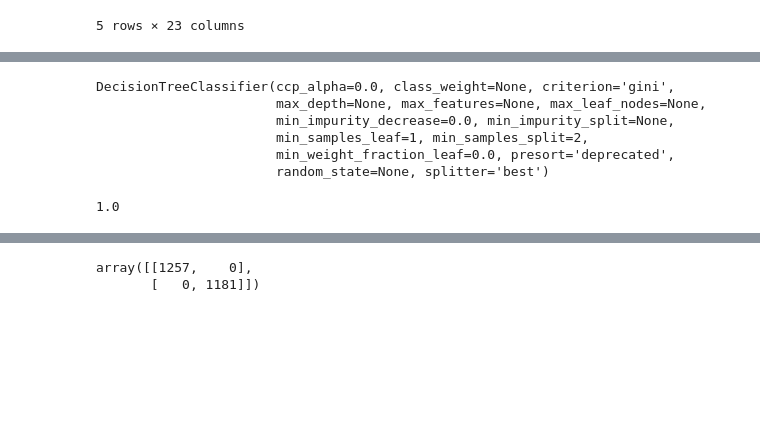
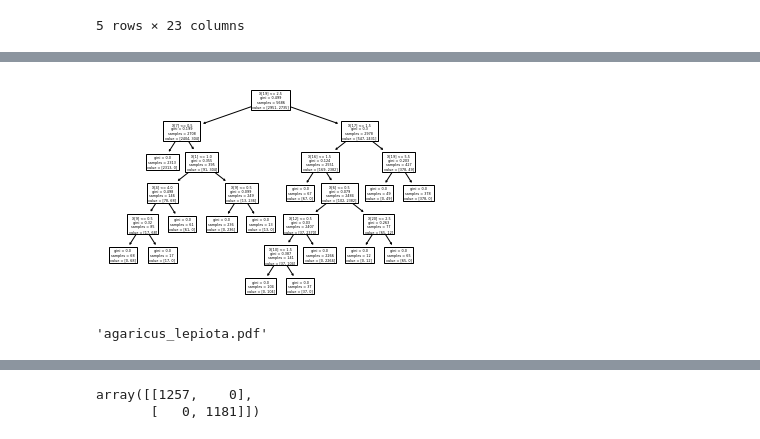
Before and after one commit to PhathuAuti/decision_trees, a Jupyter notebook: Decision Trees.ipynb, the cells around one changed output, grey strips where cells are left out. Saved outputs shown, nothing was run; the diff lists cells and outputs as text; code cells hidden in the pictures; blank space fills up the shorter version.

Commit message:
Have the tree diagram

```diff
--- a/Decision Trees.ipynb
+++ b/Decision Trees.ipynb
@@ -176,14 +188,15 @@ X_train, X_test, y_train, y_test = train_test_split(X, y, test_size = 0.3, rando
 # %%
 model = DecisionTreeClassifier()
-model.fit(X_train, y_train)
+mdl = model.fit(X_train, y_train)
-# %% [output]
-DecisionTreeClassifier(ccp_alpha=0.0, class_weight=None, criterion='gini',
-                       max_depth=None, max_features=None, max_leaf_nodes=None,
-                       min_impurity_decrease=0.0, min_impurity_split=None,
-                       min_samples_leaf=1, min_samples_split=2,
-                       min_weight_fraction_leaf=0.0, presort='deprecated',
-                       random_state=None, splitter='best')
-# %%
-model.score(X_train, y_train)
-# %% [output]
-1.0
+# %%
+from sklearn import tree
+tree.plot_tree(mdl);
+# %% [output]
+[figure, added]
+# %%
+import graphviz
+dot_data = tree.export_graphviz(mdl, out_file=None)
+graph = graphviz.Source(dot_data)
+graph.render("agaricus_lepiota")
+# %% [output]
+'agaricus_lepiota.pdf'
```
Also changed, not shown: parts of 10 cells of this notebook, 4 other files.
